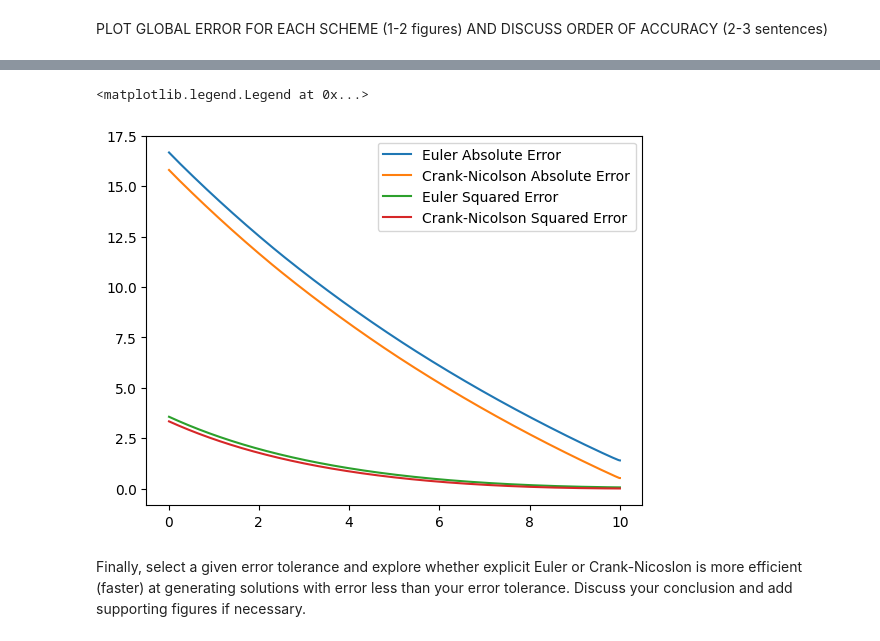
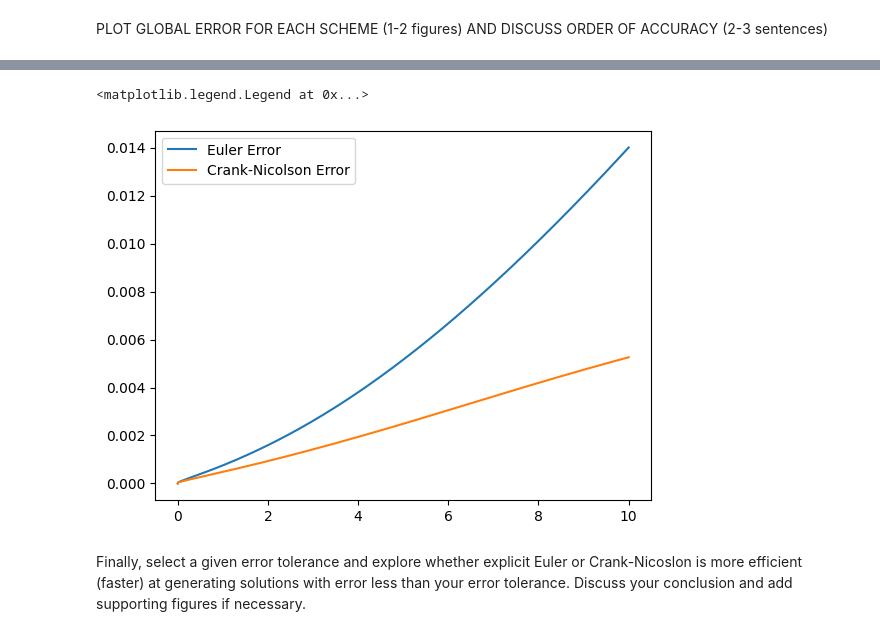
Before and after one commit to vantran1/QCES, a Jupyter notebook: Project1_numerical_methods.ipynb, the cells around one changed output, grey strips where cells are left out. Cells and saved outputs as stored; diff of their text form; code cells hidden in the pictures.

```diff
--- a/Project1_numerical_methods.ipynb
+++ b/Project1_numerical_methods.ipynb
@@ -356,39 +356,44 @@ Nx = 100
 #Initialize x
 t = np.linspace(t_start, t_end, Nt)  # Create a vector of times
 x = np.linspace(x_start, x_end, Nx)  # Create a vector for x
-time_to_evaluate = 10
 
 c_EE = EE(x, t, kappa) # explicit Euler
 c_CN = CN(x, t, kappa) # Crank-Nicolson
 
-ee_abs_error_list = []
-ee_squared_error_list = []
-cn_abs_error_list = []
-cn_squared_error_list = []
+cn_test = np.zeros(Nt)
+ee_test = np.zeros(Nt)
 
+local_ee_squared_error = np.zeros(Nt)
+local_cn_squared_error = np.zeros(Nt)
+
+global_ee_squared_error = np.zeros(Nt)
+global_cn_squared_error = np.zeros(Nt)
 
 for i in range(1,Nt):
 
-  exact_solution = (4*np.pi*kappa*(t[i] + time_to_evaluate))**(-0.5)*np.exp(-x**2 / (4*kappa*(t[i]+time_to_evaluate)))
+  # Calculating exact solution at a specific time plus 10 (see notes above)
+  exact_solution = (4*np.pi*kappa*(t[i] + 10))**(-0.5)*np.exp(-x**2 / (4*kappa*(t[i]+10)))
 
-  ee_error = exact_solution - c_EE[:,-1]
-  cn_error = exact_solution - c_CN[:,-1]
+  # Calculating the error at the specific time
+  ee_error = exact_solution - c_EE[:,i]
+  cn_error = exact_solution - c_CN[:,i]
 
-  ee_abs_error = sum(abs(number) for number in ee_error)
-  cn_abs_error = sum(abs(number) for number in cn_error)
+  # Calculating root mean squared error
+  # ee_test[i] = np.sqrt(sum(number ** 2 for number in ee_error)/Nx)
+  # cn_test[i] = np.sqrt(sum(number ** 2 for number in cn_error)/Nx)
+  ee_test[i] = sum(abs(ee_error))/Nx
+  cn_test[i] = sum(abs(cn_error))/Nx
 
-  ee_squared_error = sum(number ** 2 for number in ee_error)
-  cn_squared_error = sum(number ** 2 for number in cn_error)
+  # Calculating local error
+  local_ee_squared_error[i] = ee_test[i] - ee_test[i-1]
+  local_cn_squared_error[i] = cn_test[i] - cn_test[i-1]
 
-  ee_abs_error_list.append(ee_abs_error)
-  cn_abs_error_list.append(cn_abs_error)
-  ee_squared_error_list.append(ee_squared_error)
-  cn_squared_error_list.append(cn_squared_error)
+  # Calculating global error
+  global_ee_squared_error[i] = (local_ee_squared_error[i] + global_ee_squared_error[i-1])
+  global_cn_squared_error[i] = (local_cn_squared_error[i] + global_cn_squared_error[i-1])
 
-plt.plot(t[1:],ee_abs_error_list, label = "Euler Absolute Error")
-plt.plot(t[1:],cn_abs_error_list, label = "Crank-Nicolson Absolute Error")
-plt.plot(t[1:],ee_squared_error_list, label = "Euler Squared Error")
-plt.plot(t[1:],cn_squared_error_list, label = "Crank-Nicolson Squared Error")
+plt.plot(t,global_ee_squared_error, label = "Euler Error")
+plt.plot(t,global_cn_squared_error, label = "Crank-Nicolson Error")
 plt.legend()
 # %% [output]
 Explicit Euler method took 0.08 seconds
@@ -396,4 +401,4 @@ Crank-Nicolson method took 0.09 seconds
 <matplotlib.legend.Legend at 0x...>
-[figure, old version]
+[figure, new version]
 # %% [markdown]
 Finally, select a given error tolerance and explore whether explicit Euler or Crank-Nicoslon is more efficient (faster) at generating solutions with error less than your error tolerance. Discuss your conclusion and add supporting figures if necessary.
```
Also changed, not shown: parts of 5 cells of this notebook.
